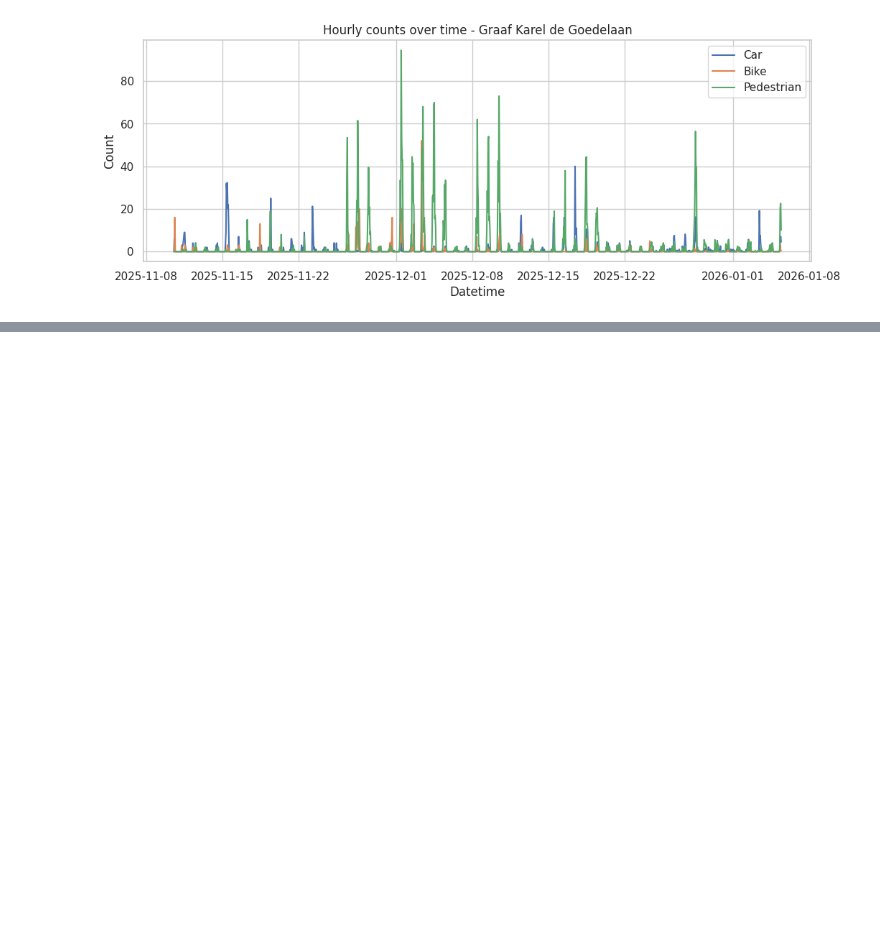
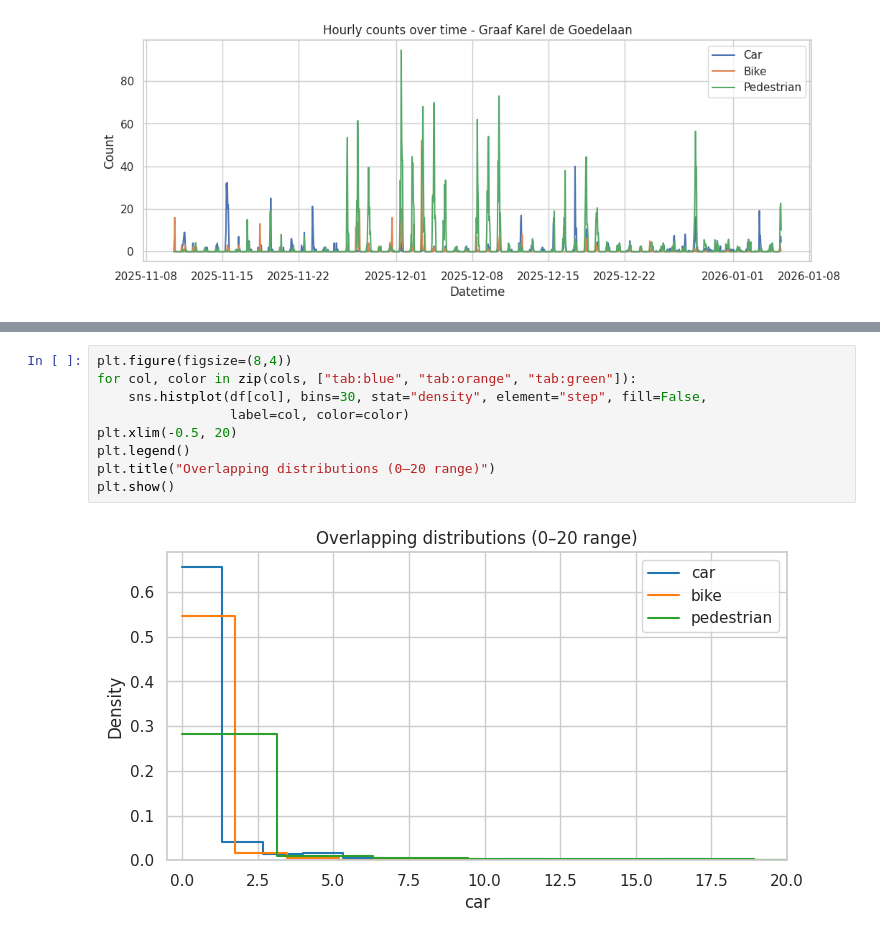
Before and after one commit to Hadi212-sketch/Traffic-Analysis-Kortrijk, a Jupyter notebook: notebooks/GraafAnalysis.ipynb, the cells around one changed output, grey strips where cells are left out. Saved outputs shown, nothing was run; the diff lists cells and outputs as text; blank space fills up the shorter version.

```diff
--- a/notebooks/GraafAnalysis.ipynb
+++ b/notebooks/GraafAnalysis.ipynb
@@ -129,0 +141,11 @@ plt.show()
+# %%
+plt.figure(figsize=(8,4))
+for col, color in zip(cols, ["tab:blue", "tab:orange", "tab:green"]):
+    sns.histplot(df[col], bins=30, stat="density", element="step", fill=False,
+                 label=col, color=color)
+plt.xlim(-0.5, 20)
+plt.legend()
+plt.title("Overlapping distributions (0–20 range)")
+plt.show()
+# %% [output]
+[figure, added]
```
Also changed, not shown: parts of 2 cells of this notebook, 1 other file.
